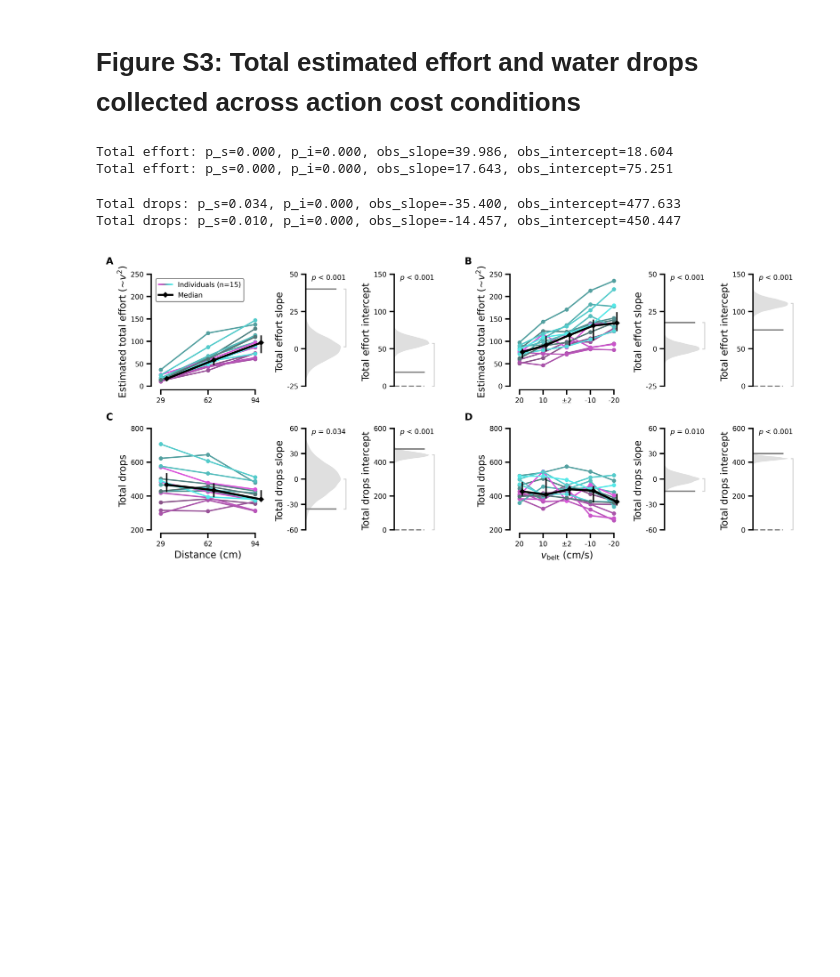
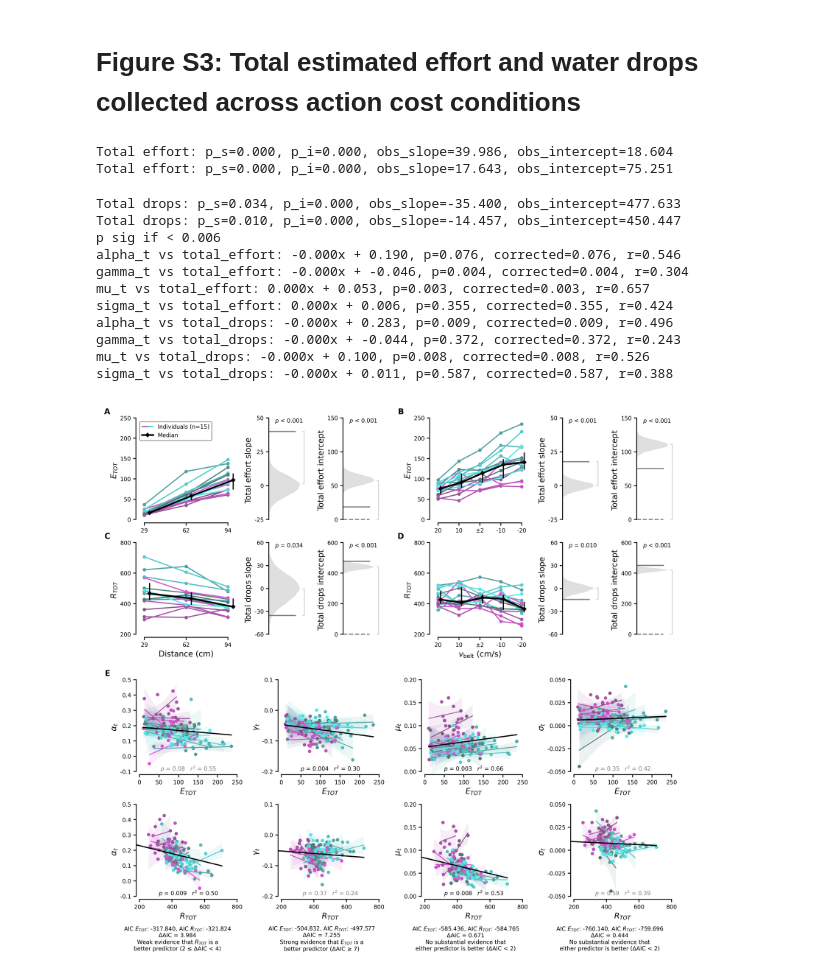
Before and after one commit to HeathenToaster/RunningFastAndSlow, a Jupyter notebook: Figure_S3.ipynb, the cells around one changed output. Drawn from its saved outputs; the diff is of its cells as text; code cells hidden in the pictures; blank space fills up the shorter version.

```diff
--- a/Figure_S3.ipynb
+++ b/Figure_S3.ipynb
@@ -166,6 +192,11 @@ else:
                     total_effort_by_animal[animal][cond].append(eff)
 
     pickle.dump([total_dist_by_animal, total_drops_by_animal, total_effort_by_animal], open("picklejar/totaldist_totaldrops_totaleffort.p", "wb"))
+
+
+median_dist_by_animal = {animal: {cond: np.median(total_dist_by_animal[animal][cond]) for cond in total_dist_by_animal[animal]} for animal in total_dist_by_animal}
+median_drops_by_animal = {animal: {cond: np.median(total_drops_by_animal[animal][cond]) for cond in total_drops_by_animal[animal]} for animal in total_drops_by_animal}
+median_effort_by_animal = {animal: {cond: np.median(total_effort_by_animal[animal][cond]) for cond in total_effort_by_animal[animal]} for animal in total_effort_by_animal}
 # %% [markdown]
 # subplots
 # %%
@@ -185,7 +216,7 @@ def FigureS3A(ax=None, show_xlabel=False):
     ax.set_xticklabels(["29", "62", "94"])
     if show_xlabel:
         ax.set_xlabel("Distance (cm)")
-    ax.set_ylabel('Estimated total effort (~$v^2$)')
+    ax.set_ylabel(r'$E_{TOT}$')
     ax.set_ylim(0, 250)
     ax.set_yticks([0, 50, 100, 150, 200, 250])
 
@@ -218,7 +249,7 @@ def FigureS3B(ax=None, show_xlabel=False):
     if show_xlabel:
         _ = r'$v_{\mathrm{belt}}$'
         ax.set_xlabel(f'{_} (cm/s)')
-    ax.set_ylabel('Estimated total effort (~$v^2$)')
+    ax.set_ylabel(r'$E_{TOT}$')
     ax.set_ylim(0, 250)
     ax.set_yticks([0, 50, 100, 150, 200, 250])
 
@@ -243,7 +274,7 @@ def FigureS3C(ax=None, show_xlabel=False):
     ax.set_xticklabels(["29", "62", "94"])
     if show_xlabel:
         ax.set_xlabel("Distance (cm)")
-    ax.set_ylabel('Total drops')
+    ax.set_ylabel(r'$R_{TOT}$')
     ax.set_ylim(200, 800)
     ax.set_yticks([200, 400, 600, 800])
 
@@ -270,7 +301,7 @@ def FigureS3D(ax=None, show_xlabel=False):
     if show_xlabel:
         _ = r'$v_{\mathrm{belt}}$'
         ax.set_xlabel(f'{_} (cm/s)')
-    ax.set_ylabel('Total drops')
+    ax.set_ylabel(r'$R_{TOT}$')
     ax.set_ylim(200, 800)
     ax.set_yticks([200, 400, 600, 800])
 
@@ -340,10 +578,9 @@ Total drops: p_s=0.010, p_i=0.000, obs_slope=-14.457, obs_intercept=450.447
 # %% [markdown]
 # Figure S3: Total estimated effort and water drops collected across action cost conditions
 # %%
-fig = plt.figure(figsize=(cm2inch(18), cm2inch(8)), constrained_layout=True, facecolor='w', dpi=600)
+fig = plt.figure(figsize=(cm2inch(18), cm2inch(17)), constrained_layout=True, facecolor='w', dpi=600)
 
-gs0 = fig.add_gridspec(2, 1, wspace=.5, hspace=.5, height_ratios=[1, 1])
-
+gs0 = fig.add_gridspec(6, 1, wspace=.5, hspace=.5, height_ratios=[1, 1, .1, 1, 1, .25])
 row1 = gs0[0].subgridspec(1, 7, wspace=.5, hspace=.5, width_ratios=[2.5, 1, 1, .1, 2.5, 1, 1])
 total_effort_distance = plt.subplot(row1[0])
 total_effort_distance_slope = plt.subplot(row1[1])
@@ -354,33 +591,78 @@ total_effort_vbelt_intercept = plt.subplot(row1[6])
 
 row2 = gs0[1].subgridspec(1, 7, wspace=.5, hspace=.5, width_ratios=[2.5, 1, 1, .1, 2.5, 1, 1])
 total_drops_distance = plt.subplot(row2[0])
 total_drops_distance_slope = plt.subplot(row2[1])
 total_drops_distance_intercept = plt.subplot(row2[2])
 total_drops_vbelt = plt.subplot(row2[4])
 total_drops_vbelt_slope = plt.subplot(row2[5])
 total_drops_vbelt_intercept = plt.subplot(row2[6])
 
+row3 = gs0[3].subgridspec(1, 4)
+ax_total_effort_alpha_t = plt.subplot(row3[0])
+ax_total_effort_gamma_t = plt.subplot(row3[1])
+ax_total_effort_mu_t = plt.subplot(row3[2])
+ax_total_effort_sigma_t = plt.subplot(row3[3])
+
+row4 = gs0[4].subgridspec(1, 4)
+ax_total_drops_alpha_t = plt.subplot(row4[0])
+ax_total_drops_gamma_t = plt.subplot(row4[1])
+ax_total_drops_mu_t = plt.subplot(row4[2])
+ax_total_drops_sigma_t = plt.subplot(row4[3])
+
+row5 = gs0[5].subgridspec(1, 4)
+ax_rot_alpha_t = plt.subplot(row5[0])
+ax_rot_gamma_t = plt.subplot(row5[1])
+ax_rot_mu_t = plt.subplot(row5[2])
+ax_rot_sigma_t = plt.subplot(row5[3])
+
+
+
 
 FigureS3A(ax=total_effort_distance)
 FigureS3B(ax=total_effort_vbelt)
 FigureS3C(ax=total_drops_distance, show_xlabel=True)
 FigureS3D(ax=total_drops_vbelt, show_xlabel=True)
 
 FigureS3A_stats(ax_slope=total_effort_distance_slope, ax_intercept=total_effort_distance_intercept)
 FigureS3B_stats(ax_slope=total_effort_vbelt_slope, ax_intercept=total_effort_vbelt_intercept)
 FigureS3C_stats(ax_slope=total_drops_distance_slope, ax_intercept=total_drops_distance_intercept)
 FigureS2D_stats(ax_slope=total_drops_vbelt_slope, ax_intercept=total_drops_vbelt_intercept)
 
-for ax, letter in zip([total_effort_distance, total_effort_vbelt, total_drops_distance, total_drops_vbelt], ["A", "B", "C", "D"]):
-    old_letter_on_subplot(ax, letter, x_rel=-0.4, y_rel=1.15)
+
+n = 8
+print(f'p sig if < {0.05 / n:.3f}')
+FigureSX(df, "total_effort", "alpha_t", _plot=True, ax=ax_total_effort_alpha_t)
+FigureSX(df, "total_effort", "gamma_t", _plot=True, ax=ax_total_effort_gamma_t)
+FigureSX(df, "total_effort", "mu_t", _plot=True, ax=ax_total_effort_mu_t)
+FigureSX(df, "total_effort", "sigma_t", _plot=True, ax=ax_total_effort_sigma_t)
+FigureSX(df, "total_drops", "alpha_t", _plot=True, ax=ax_total_drops_alpha_t)
+FigureSX(df, "total_drops", "gamma_t", _plot=True, ax=ax_total_drops_gamma_t)
+FigureSX(df, "total_drops", "mu_t", _plot=True, ax=ax_total_drops_mu_t)
+FigureSX(df, "total_drops", "sigma_t", _plot=True, ax=ax_total_drops_sigma_t)
+
+plot_rule_of_thumb('alpha_t', ax=ax_rot_alpha_t)
+plot_rule_of_thumb('gamma_t', ax=ax_rot_gamma_t)
+plot_rule_of_thumb('mu_t', ax=ax_rot_mu_t)
+plot_rule_of_thumb('sigma_t', ax=ax_rot_sigma_t)
+
+add_all_letters([total_effort_distance, total_effort_vbelt, total_drops_distance, total_drops_vbelt, ax_total_effort_alpha_t], ["A", "B", "C", "D", "E"])
 
 plt.savefig("./Figures_paper/Figure_S3.pdf", facecolor='w',
         edgecolor='none', bbox_inches='tight', format="pdf", dpi=600)
 plt.savefig("./Figures_paper/Figure_S3.svg", facecolor='w',
         edgecolor='none', bbox_inches='tight', format="svg", dpi=600)
 # %% [output]
 Total effort: p_s=0.000, p_i=0.000, obs_slope=39.986, obs_intercept=18.604
 Total effort: p_s=0.000, p_i=0.000, obs_slope=17.643, obs_intercept=75.251
 Total drops: p_s=0.034, p_i=0.000, obs_slope=-35.400, obs_intercept=477.633
 Total drops: p_s=0.010, p_i=0.000, obs_slope=-14.457, obs_intercept=450.447
+p sig if < 0.006
+alpha_t vs total_effort: -0.000x + 0.190, p=0.076, corrected=0.076, r=0.546
+gamma_t vs total_effort: -0.000x + -0.046, p=0.004, corrected=0.004, r=0.304
+mu_t vs total_effort: 0.000x + 0.053, p=0.003, corrected=0.003, r=0.657
+sigma_t vs total_effort: 0.000x + 0.006, p=0.355, corrected=0.355, r=0.424
+alpha_t vs total_drops: -0.000x + 0.283, p=0.009, corrected=0.009, r=0.496
+gamma_t vs total_drops: -0.000x + -0.044, p=0.372, corrected=0.372, r=0.243
+mu_t vs total_drops: -0.000x + 0.100, p=0.008, corrected=0.008, r=0.526
+sigma_t vs total_drops: -0.000x + 0.011, p=0.587, corrected=0.587, r=0.388
-[figure, old version]
+[figure, new version]
```
Also changed, not shown: parts of 9 cells of this notebook, 3 other files.
